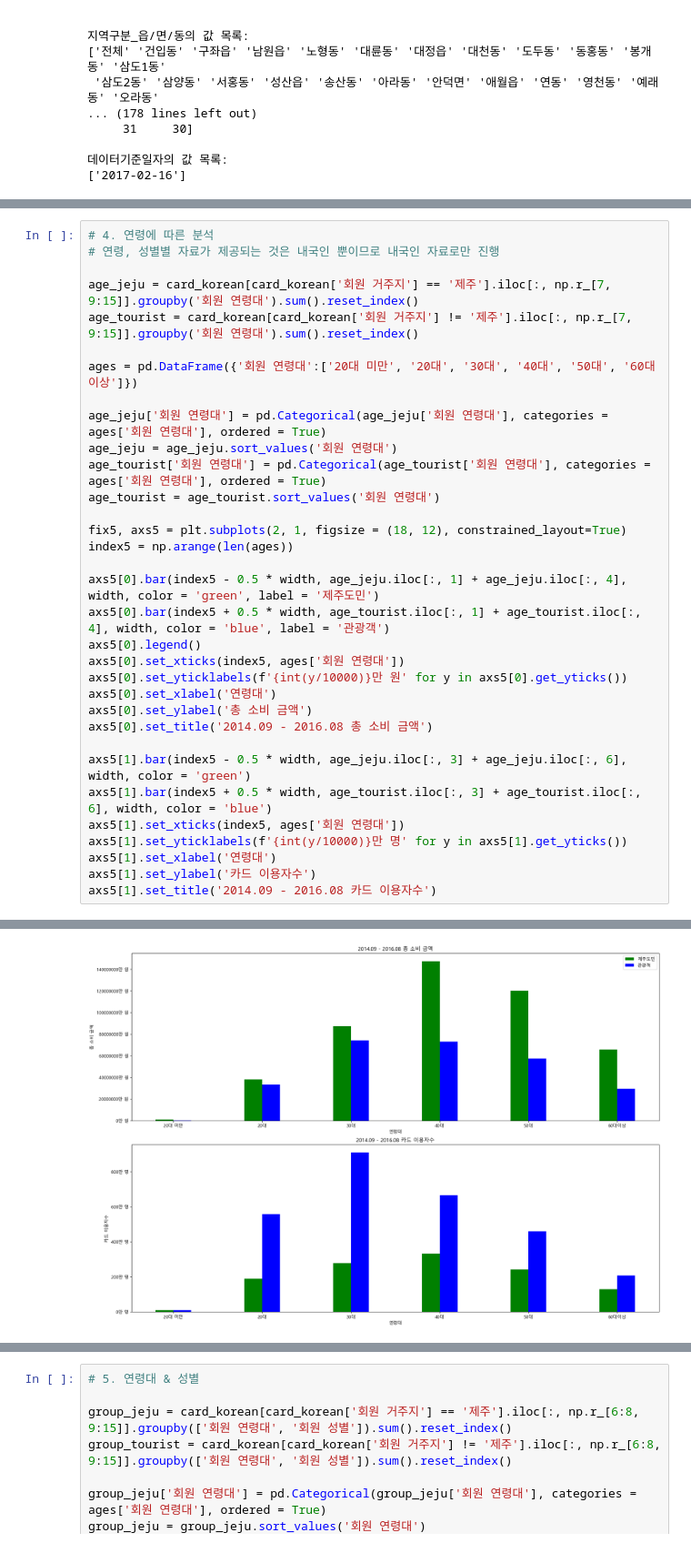
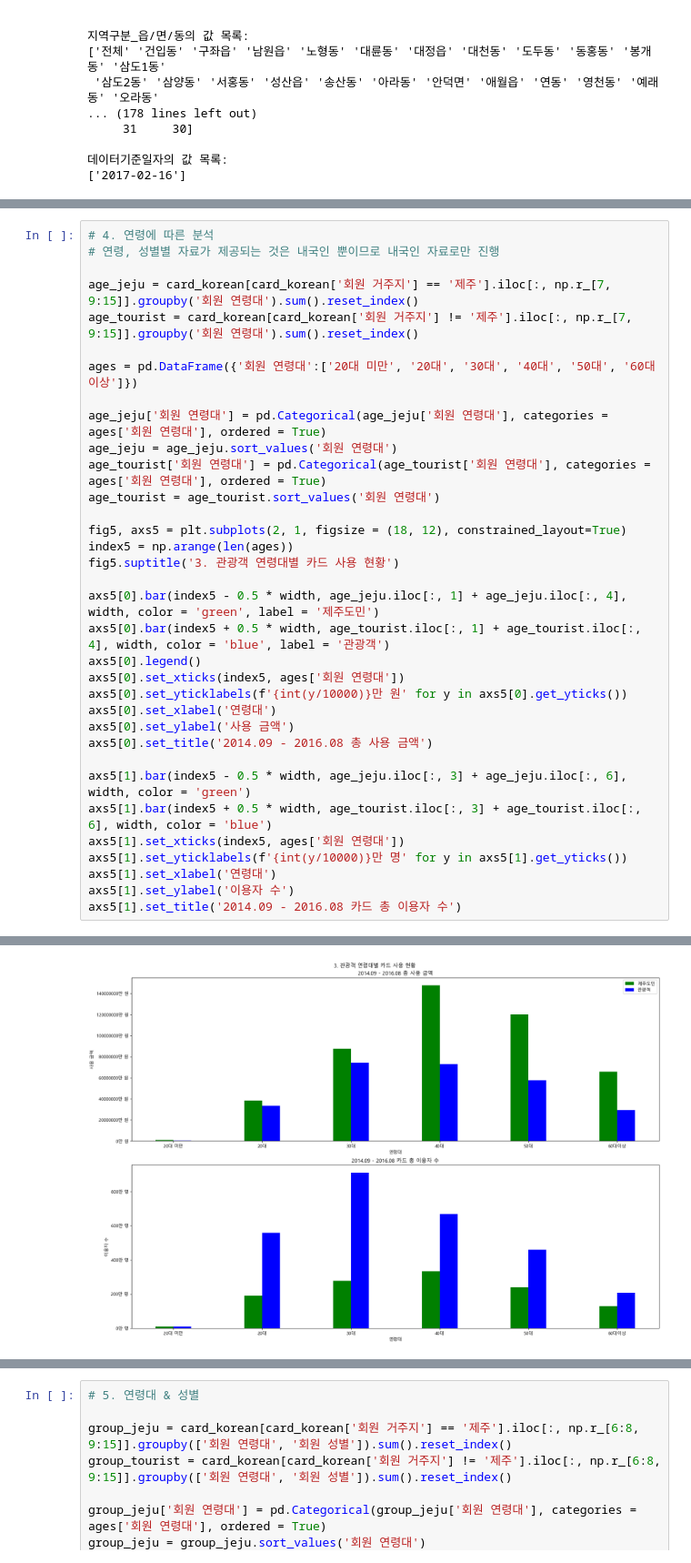
Before and after one commit to imbesky/jeju_spend, a Jupyter notebook: analysis.ipynb, the cells around one changed output, grey strips where cells are left out. Shown at 91% size. Cells and saved outputs as stored; diff of their text form.

```diff
--- a/analysis.ipynb
+++ b/analysis.ipynb
@@ -378,8 +374,9 @@ age_jeju = age_jeju.sort_values('회원 연령대')
 age_tourist['회원 연령대'] = pd.Categorical(age_tourist['회원 연령대'], categories = ages['회원 연령대'], ordered = True)
 age_tourist = age_tourist.sort_values('회원 연령대')
 
-fix5, axs5 = plt.subplots(2, 1, figsize = (18, 12), constrained_layout=True)
+fig5, axs5 = plt.subplots(2, 1, figsize = (18, 12), constrained_layout=True)
 index5 = np.arange(len(ages))
+fig5.suptitle('3. 관광객 연령대별 카드 사용 현황')
 
 axs5[0].bar(index5 - 0.5 * width, age_jeju.iloc[:, 1] + age_jeju.iloc[:, 4], width, color = 'green', label = '제주도민')
 axs5[0].bar(index5 + 0.5 * width, age_tourist.iloc[:, 1] + age_tourist.iloc[:, 4], width, color = 'blue', label = '관광객')
@@ -387,14 +384,14 @@ axs5[0].legend()
 axs5[0].set_xticks(index5, ages['회원 연령대'])
 axs5[0].set_yticklabels(f'{int(y/10000)}만 원' for y in axs5[0].get_yticks())
 axs5[0].set_xlabel('연령대')
-axs5[0].set_ylabel('총 소비 금액')
-axs5[0].set_title('2014.09 - 2016.08 총 소비 금액')
+axs5[0].set_ylabel('사용 금액')
+axs5[0].set_title('2014.09 - 2016.08 총 사용 금액')
 
 axs5[1].bar(index5 - 0.5 * width, age_jeju.iloc[:, 3] + age_jeju.iloc[:, 6], width, color = 'green')
 axs5[1].bar(index5 + 0.5 * width, age_tourist.iloc[:, 3] + age_tourist.iloc[:, 6], width, color = 'blue')
 axs5[1].set_xticks(index5, ages['회원 연령대'])
 axs5[1].set_yticklabels(f'{int(y/10000)}만 명' for y in axs5[1].get_yticks())
 axs5[1].set_xlabel('연령대')
-axs5[1].set_ylabel('카드 이용자수')
-axs5[1].set_title('2014.09 - 2016.08 카드 이용자수')
+axs5[1].set_ylabel('이용자 수')
+axs5[1].set_title('2014.09 - 2016.08 카드 총 이용자 수')
 # %% [output]
@@ -402,2 +399,2 @@ Text(0.5, 1.0, '2014.09 - 2016.08 카드 이용자수')
-[figure, old version]
+[figure, new version]
 # %%
```
Also changed, not shown: parts of 16 cells of this notebook.
